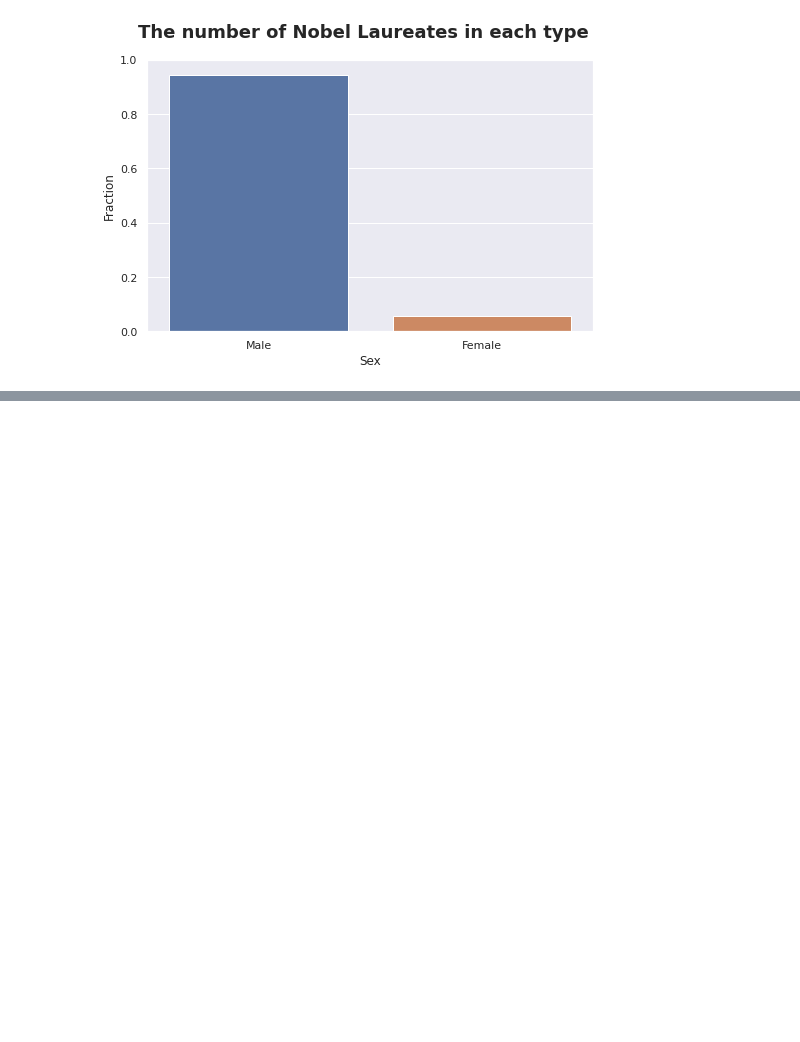
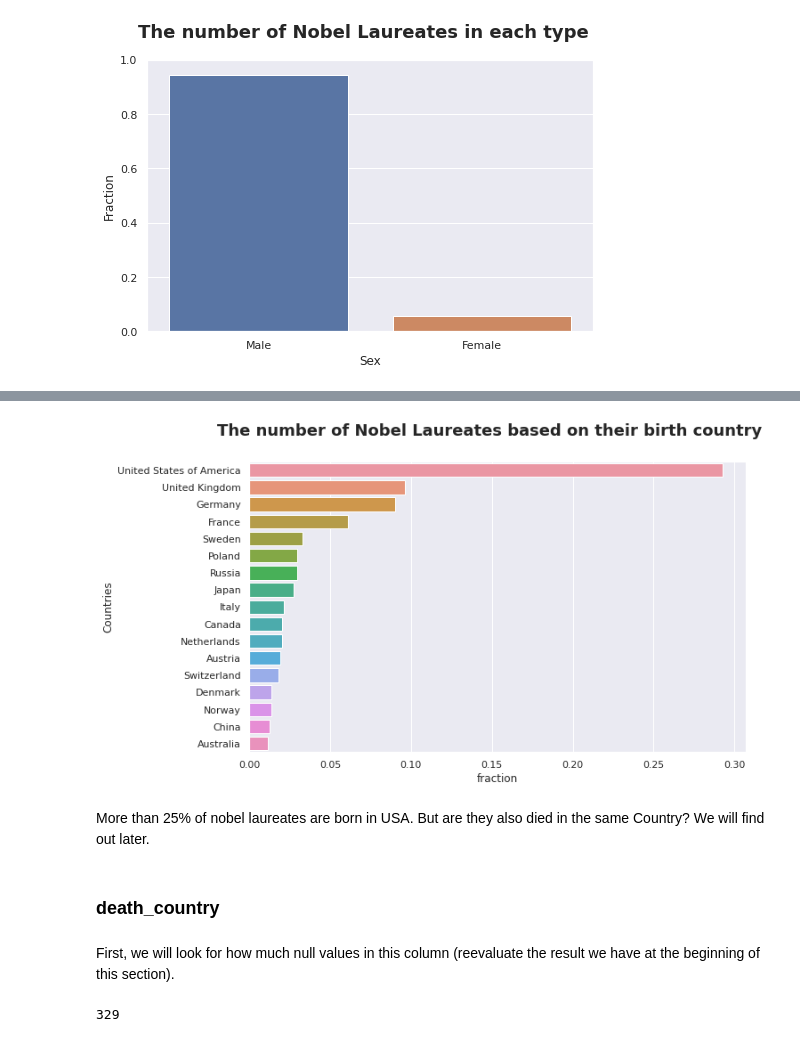
Before and after one commit to agusrichard/data-science-learning-projects, a Jupyter notebook: Nobel Prize Winners/exploratory_data_analysis.ipynb, the cells around one changed output, grey strips where cells are left out. Cells and saved outputs as stored; diff of their text form; code cells hidden in the pictures; blank space fills up the shorter version.

Commit message:
Birth country and Death country

```diff
--- a/Nobel Prize Winners/exploratory_data_analysis.ipynb
+++ b/Nobel Prize Winners/exploratory_data_analysis.ipynb
@@ -337,0 +353,3 @@ Name: laureate_type, dtype: int64
+# %%
+df.loc[(df['laureate_type'] == 'Organization') & (~df['sex'].isnull()), ['laureate_type']] = 'Individual'
+print("Our alteration is correct if we got empty data frame: ", df.loc[(df['laureate_type'] == 'Organization') & (~df['sex'].isnull()), ['laureate_type']].isnull())
@@ -398,0 +455,11 @@ Simple conclusion that we can make right now is there are more male than female
+# %%
+# extract the current country name
+def extract_country(country):
+    match = re.search(r"\w*\((\w+\))", str(country))
+    if match == None:
+        return country
+    else:
+        return match.group()
+# %%
+# replace country name with current country name
+df['birth_country'] = df['birth_country'].apply(extract_country).str.replace(r"[()]", '')
@@ -398,0 +509,3 @@ Simple conclusion that we can make right now is there are more male than female
+# %%
+birth_country_fraction = df['birth_country'].value_counts(normalize=True)[df['birth_country'].value_counts() >= 10]
+birth_country_fraction
@@ -398,0 +531,17 @@ Simple conclusion that we can make right now is there are more male than female
+# %%
+fig, ax_fraction = plt.subplots(figsize=[10, 6])
+sns.barplot(ax=ax_fraction, x=birth_country_fraction.values, y=birth_country_fraction.index)
+ax_fraction.set(xlabel='fraction', ylabel='Countries')
+fig.suptitle('The number of Nobel Laureates based on their birth country', fontsize=18, fontweight='semibold');
+# %% [output]
+[figure, added]
+# %% [markdown]
+More than 25% of nobel laureates are born in USA. But are they also died in the same Country? We will find out later.
+# %% [markdown]
+### death_country
+# %% [markdown]
+First, we will look for how much null values in this column (reevaluate the result we have at the beginning of this section).
+# %%
+df['death_country'].isnull().sum()
+# %% [output]
+329
```
Also changed, not shown: parts of 44 cells of this notebook.
